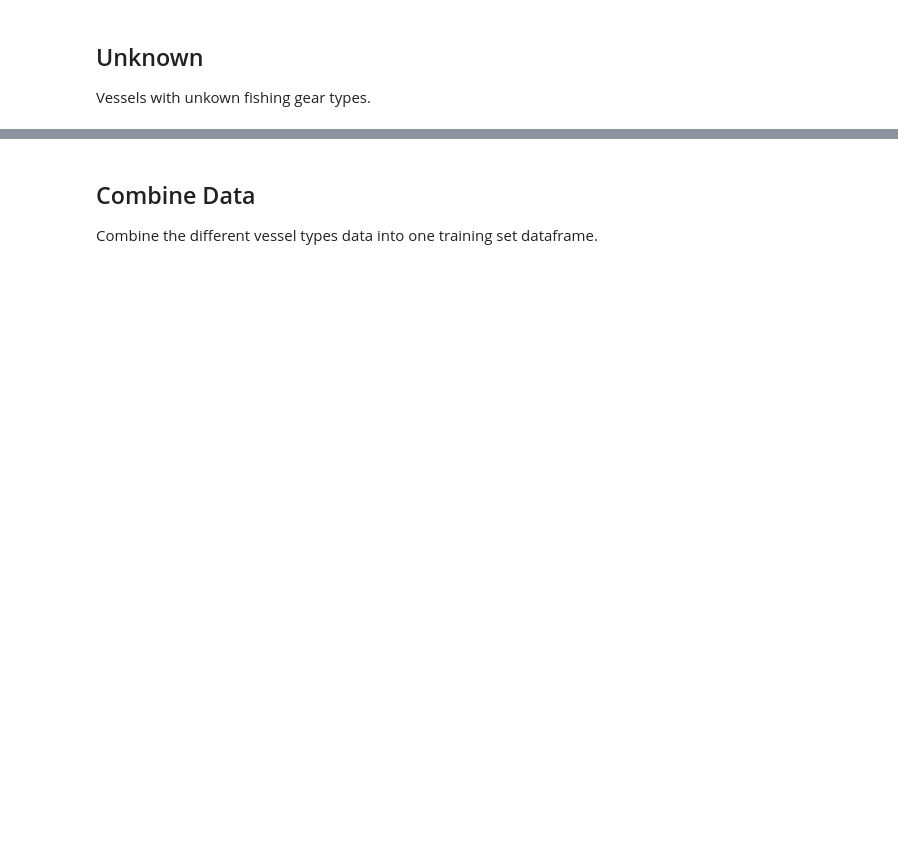
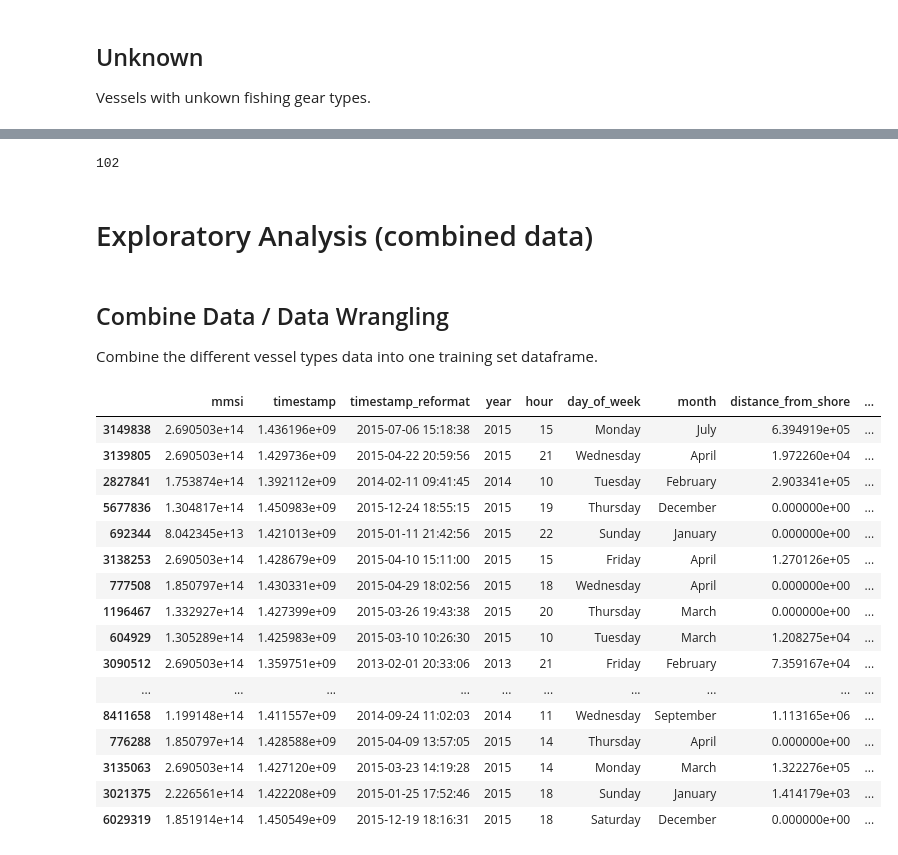
Before and after one commit to seankim658/Fishing-Detection, a Jupyter notebook: main-notebook.ipynb, the cells around one changed output, grey strips where cells are left out. Cells and saved outputs as stored; diff of their text form; code cells hidden in the pictures; blank space fills up the shorter version.

```diff
--- a/main-notebook.ipynb
+++ b/main-notebook.ipynb
@@ -1025,0 +1074,4 @@ Vessels with unkown fishing gear types.
+# %%
+# drop rows without data for is_fishing
+unkownDF = unkownDF[unkownDF['is_fishing'] != -1]
+unkownDF.head()
@@ -1026,3 +1158,10 @@ Vessels with unkown fishing gear types.
+# %%
+# count the unique mmsi's
+len(pd.unique(unkownDF['mmsi']))
+# %% [output]
+102
+# %% [markdown]
+# Exploratory Analysis (combined data)
 # %% [markdown]
-## Combine Data
+## Combine Data / Data Wrangling
 Combine the different vessel types data into one training set dataframe.
@@ -1028,0 +1181,21 @@ Combine the different vessel types data into one training set dataframe.
+# %%
+# check random sample of 20 rows
+train_df.sample(20)
+# %% [output]
+|  | mmsi | timestamp | timestamp_reformat | year | hour | day_of_week | month | distance_from_shore | ... |
+| 3149838 | 2.690503e+14 | 1.436196e+09 | 2015-07-06 15:18:38 | 2015 | 15 | Monday | July | 6.394919e+05 | ... |
+| 3139805 | 2.690503e+14 | 1.429736e+09 | 2015-04-22 20:59:56 | 2015 | 21 | Wednesday | April | 1.972260e+04 | ... |
+| 2827841 | 1.753874e+14 | 1.392112e+09 | 2014-02-11 09:41:45 | 2014 | 10 | Tuesday | February | 2.903341e+05 | ... |
+| 5677836 | 1.304817e+14 | 1.450983e+09 | 2015-12-24 18:55:15 | 2015 | 19 | Thursday | December | 0.000000e+00 | ... |
+| 692344 | 8.042345e+13 | 1.421013e+09 | 2015-01-11 21:42:56 | 2015 | 22 | Sunday | January | 0.000000e+00 | ... |
+| 3138253 | 2.690503e+14 | 1.428679e+09 | 2015-04-10 15:11:00 | 2015 | 15 | Friday | April | 1.270126e+05 | ... |
+| 777508 | 1.850797e+14 | 1.430331e+09 | 2015-04-29 18:02:56 | 2015 | 18 | Wednesday | April | 0.000000e+00 | ... |
+| 1196467 | 1.332927e+14 | 1.427399e+09 | 2015-03-26 19:43:38 | 2015 | 20 | Thursday | March | 0.000000e+00 | ... |
+| 604929 | 1.305289e+14 | 1.425983e+09 | 2015-03-10 10:26:30 | 2015 | 10 | Tuesday | March | 1.208275e+04 | ... |
+| 3090512 | 2.690503e+14 | 1.359751e+09 | 2013-02-01 20:33:06 | 2013 | 21 | Friday | February | 7.359167e+04 | ... |
+| ... | ... | ... | ... | ... | ... | ... | ... | ... | ... |
+| 8411658 | 1.199148e+14 | 1.411557e+09 | 2014-09-24 11:02:03 | 2014 | 11 | Wednesday | September | 1.113165e+06 | ... |
+| 776288 | 1.850797e+14 | 1.428588e+09 | 2015-04-09 13:57:05 | 2015 | 14 | Thursday | April | 0.000000e+00 | ... |
+| 3135063 | 2.690503e+14 | 1.427120e+09 | 2015-03-23 14:19:28 | 2015 | 14 | Monday | March | 1.322276e+05 | ... |
+| 3021375 | 2.226561e+14 | 1.422208e+09 | 2015-01-25 17:52:46 | 2015 | 18 | Sunday | January | 1.414179e+03 | ... |
+| 6029319 | 1.851914e+14 | 1.450549e+09 | 2015-12-19 18:16:31 | 2015 | 18 | Saturday | December | 0.000000e+00 | ... |
```
Also changed, not shown: parts of 21 cells of this notebook.
